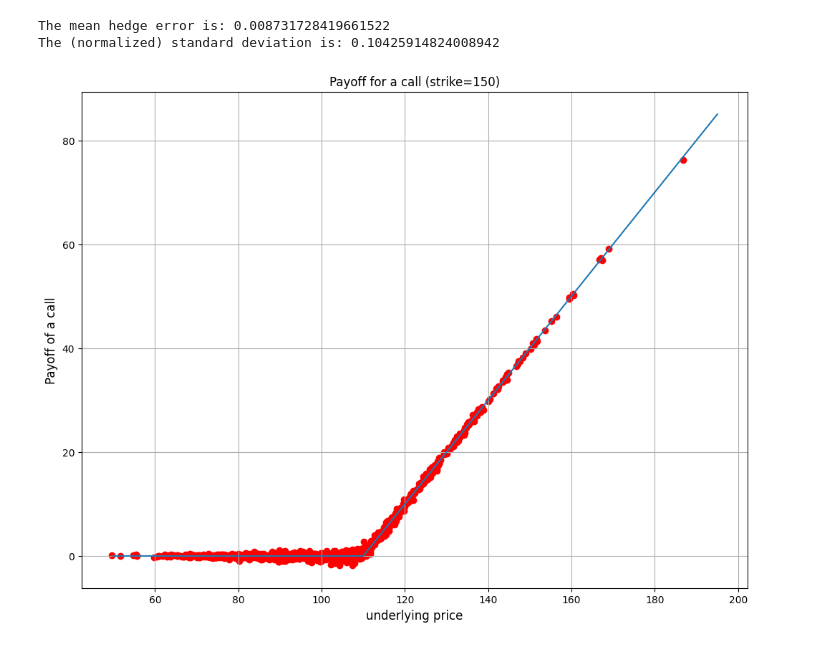
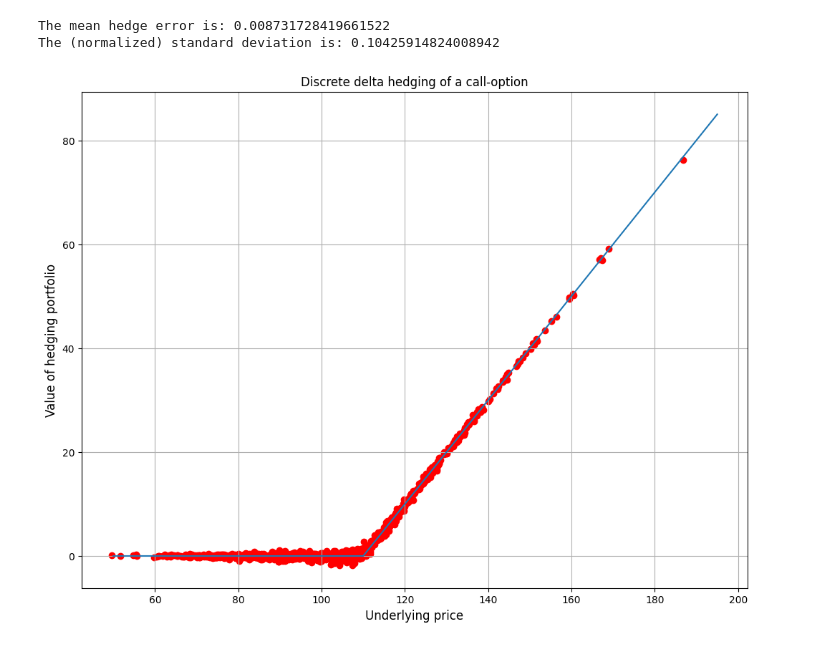
Before and after one commit to paolodelia99/delta-hedging, a Jupyter notebook: black-scholes-hedging/bs_delta_hedging_simulations.ipynb, the cells around one changed output. Drawn from its saved outputs; the diff is of its cells as text; code cells hidden in the pictures.

```diff
--- a/black-scholes-hedging/bs_delta_hedging_simulations.ipynb
+++ b/black-scholes-hedging/bs_delta_hedging_simulations.ipynb
@@ -88,18 +79,18 @@ The (normalized) standard deviation is: 0.10425914824008942
 # %%
 font = {'color':  'black',
         'weight': 'normal',
         'size': 12
        }
 
 s = jnp.arange(50,200,5)
 payoff= jnp.maximum(s - K, 0)
 plt.figure(figsize=(12,9))
 plt.plot(s,payoff)
 plt.scatter(stock_paths[-1, :], jnp.asarray(vs)[-1, :], c='red')
-plt.title("Payoff for a call (strike=150)", fontdict=font)
-plt.xlabel("underlying price", fontdict=font)
-plt.ylabel("Payoff of a call", fontdict=font)
+plt.title("Discrete delta hedging of a call-option", fontdict=font)
+plt.xlabel("Underlying price", fontdict=font)
+plt.ylabel("Value of hedging portfolio", fontdict=font)
 plt.grid(True)
 plt.show()
 # %% [output]
-[figure, old version]
+[figure, new version]
```
Also changed, not shown: parts of 1 cell of this notebook, 9 other files.
